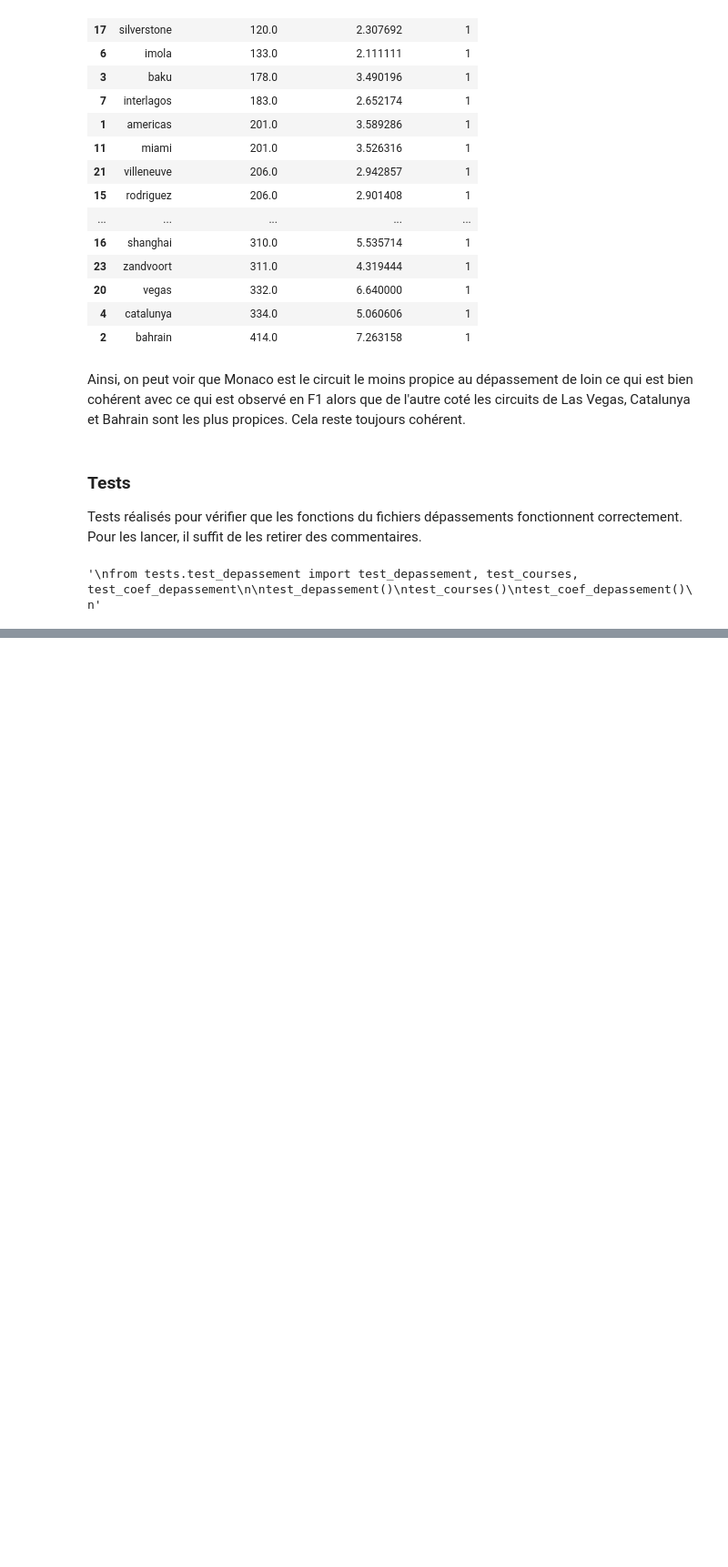
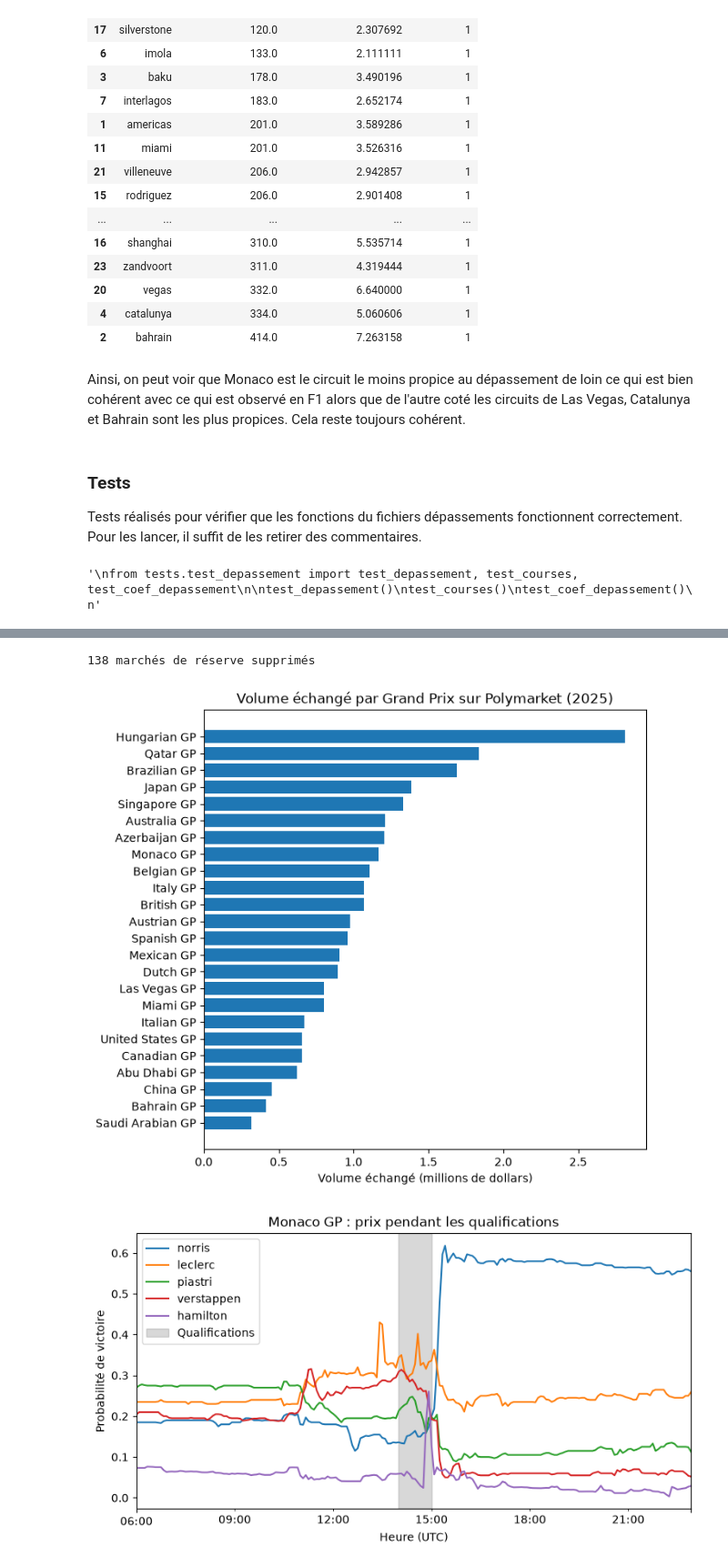
Before and after one commit to OraneB/Projet-Python-DS-2026, a Jupyter notebook: main.ipynb, the cells around one changed output, grey strips where cells are left out. Shown at 91% size. Drawn from its saved outputs; the diff is of its cells as text; code cells hidden in the pictures; blank space fills up the shorter version.

Commit message:
ajout des graphiques dans le ntb

```diff
--- a/main.ipynb
+++ b/main.ipynb
@@ -174,0 +169,17 @@ test_coef_depassement()
+# %%
+import pandas as pd
+from src.config import RAW
+from src.graphiques import carte, nuage, prix_autour_qualifs, reactions_par_gp, volumes
+
+coef = pd.read_parquet(RAW / "coefficients_depassement.parquet")[["circuit_id", "coef_depassement"]]
+gp = gp.drop(columns=["coef_depassement"], errors="ignore").merge(coef, on="circuit_id", how="left")
+
+volumes(gp)
+prix_autour_qualifs(prix, gp[gp["circuit_id"] == "monaco"].iloc[0])
+reactions_par_gp(gp)
+nuage(gp)
+carte(gp, "tv", "Réaction du marché aux qualifications (2025)")
+# %% [output]
+138 marchés de réserve supprimés
+[figure, added]
+[figure, added]
```
Also changed, not shown: parts of 3 cells of this notebook.
